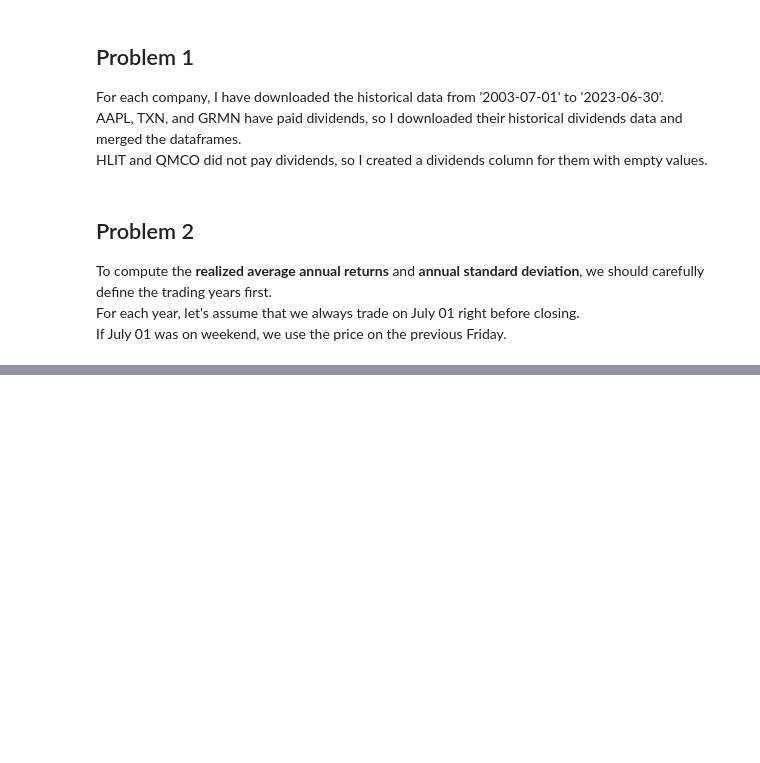
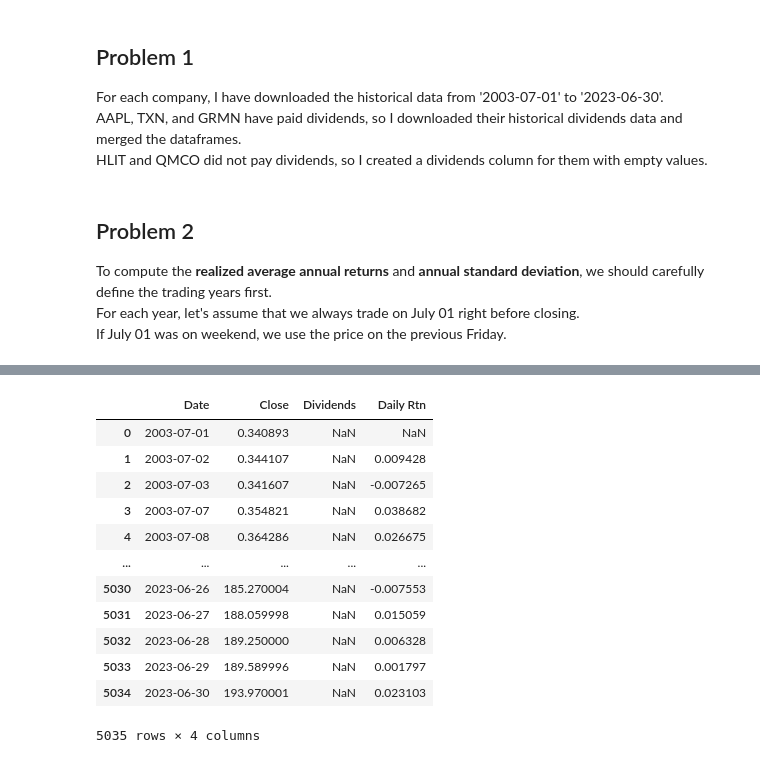
Before and after one commit to HYChangTAMU/Projects, a Jupyter notebook: Assignment1/Project1.ipynb, the cells around one changed output, grey strips where cells are left out. Drawn from its saved outputs; the diff is of its cells as text; code cells hidden in the pictures; blank space fills up the shorter version.

```diff
--- a/Assignment1/Project1.ipynb
+++ b/Assignment1/Project1.ipynb
@@ -24,6 +24,6 @@ I will use pandas package in Python to process the data.
 
 import numpy as np
 import pandas as pd
-pd.set_option('display.max_rows', 50)
+pd.set_option('display.max_rows', 22)
 # %% [output]
 Cloning into 'Financial-Data-Analysis'...
@@ -242,3 +247,19 @@ txn_day = daily_data(txn)
 grmn_day = daily_data(grmn)
 hlit_day = daily_data(hlit)
 qmco_day = daily_data(qmco)
+# %%
+aapl_day
+# %% [output]
+|  | Date | Close | Dividends | Daily Rtn |
+| 0 | 2003-07-01 | 0.340893 | NaN | NaN |
+| 1 | 2003-07-02 | 0.344107 | NaN | 0.009428 |
+| 2 | 2003-07-03 | 0.341607 | NaN | -0.007265 |
+| 3 | 2003-07-07 | 0.354821 | NaN | 0.038682 |
+| 4 | 2003-07-08 | 0.364286 | NaN | 0.026675 |
+| ... | ... | ... | ... | ... |
+| 5030 | 2023-06-26 | 185.270004 | NaN | -0.007553 |
+| 5031 | 2023-06-27 | 188.059998 | NaN | 0.015059 |
+| 5032 | 2023-06-28 | 189.250000 | NaN | 0.006328 |
+| 5033 | 2023-06-29 | 189.589996 | NaN | 0.001797 |
+| 5034 | 2023-06-30 | 193.970001 | NaN | 0.023103 |
+5035 rows × 4 columns
```
Also changed, not shown: parts of 28 cells of this notebook.
